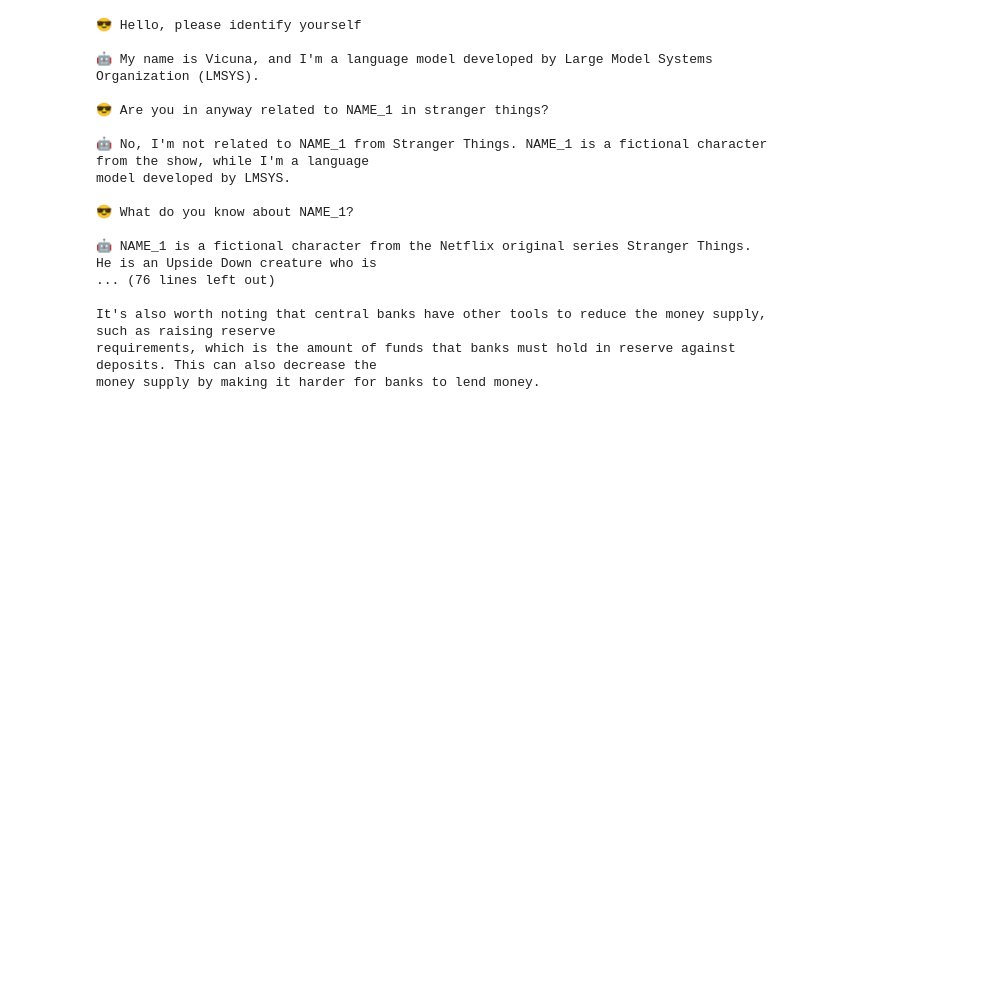
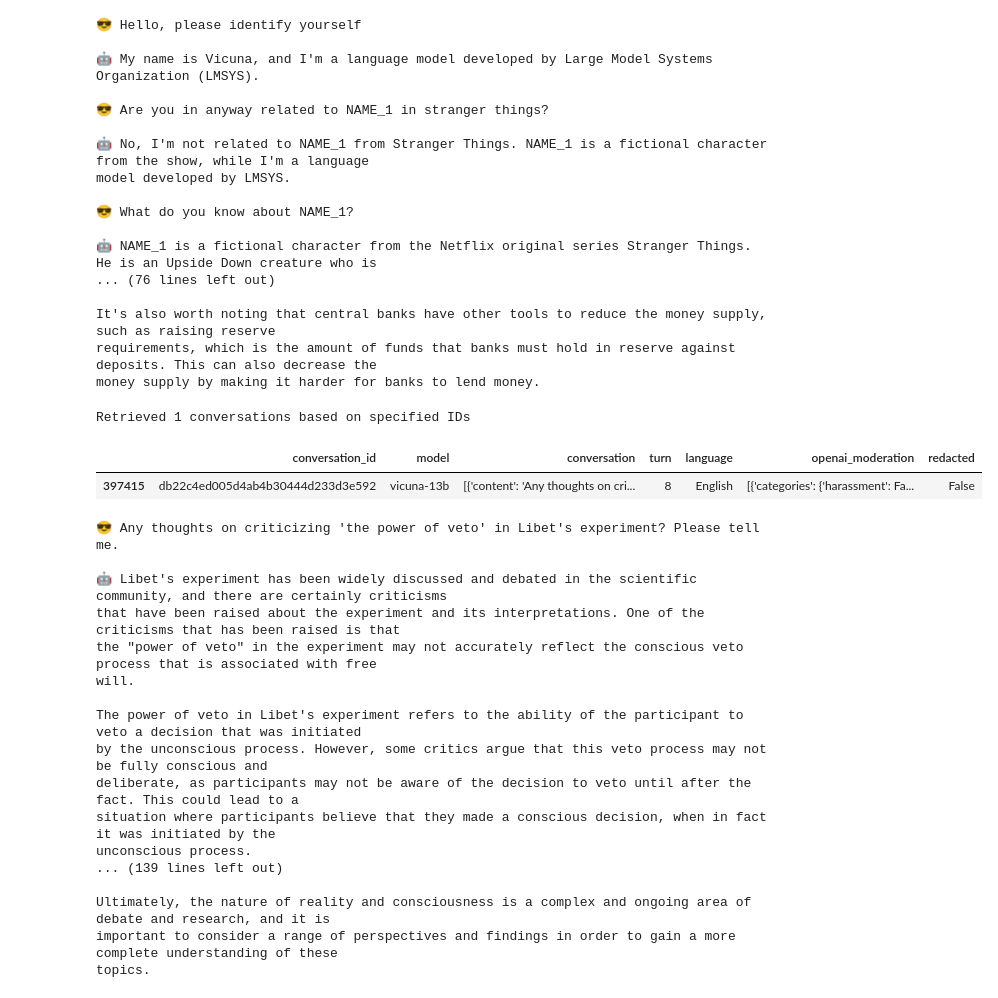
Before and after one commit to reddgr/chatbot-response-scoring-scbn-rqtl, a Jupyter notebook: lmsys-chatbot-arena-hall-of-fame.ipynb, the cells around one changed output. Drawn from its saved outputs; the diff is of its cells as text; code cells hidden in the pictures; blank space fills up the shorter version.

```diff
--- a/lmsys-chatbot-arena-hall-of-fame.ipynb
+++ b/lmsys-chatbot-arena-hall-of-fame.ipynb
@@ -337,3 +339,31 @@ model developed by LMSYS.
 It's also worth noting that central banks have other tools to reduce the money supply, such as raising reserve
 requirements, which is the amount of funds that banks must hold in reserve against deposits. This can also decrease the
 money supply by making it harder for banks to lend money.
+# %%
+lmsys_chat_1m = lmsys.LMSYSChat1MHandler(hf_token, streaming=False, verbose=False)
+candidate_id=['db22c4ed005d4ab4b30444d233d3e592']
+df_sample = lmsys_chat_1m.extract_df_sample(conversation_ids=candidate_id)
+display(df_sample)
+conversation = lmsys.Conversation(df_sample.conversation.iloc[0])
+conversation.pretty_print(user_prefix="😎", assistant_prefix="🤖", width=120)
+# %% [output]
+Retrieved 1 conversations based on specified IDs
+|  | conversation_id | model | conversation | turn | language | openai_moderation | redacted |
+| 397415 | db22c4ed005d4ab4b30444d233d3e592 | vicuna-13b | [{'content': 'Any thoughts on cri... | 8 | English | [{'categories': {'harassment': Fa... | False |
+😎 Any thoughts on criticizing 'the power of veto' in Libet's experiment? Please tell me.
+
+🤖 Libet's experiment has been widely discussed and debated in the scientific community, and there are certainly criticisms
+that have been raised about the experiment and its interpretations. One of the criticisms that has been raised is that
+the "power of veto" in the experiment may not accurately reflect the conscious veto process that is associated with free
+will.
+
+The power of veto in Libet's experiment refers to the ability of the participant to veto a decision that was initiated
+by the unconscious process. However, some critics argue that this veto process may not be fully conscious and
+deliberate, as participants may not be aware of the decision to veto until after the fact. This could lead to a
+situation where participants believe that they made a conscious decision, when in fact it was initiated by the
+unconscious process.
+... (139 lines left out)
+
+Ultimately, the nature of reality and consciousness is a complex and ongoing area of debate and research, and it is
+important to consider a range of perspectives and findings in order to gain a more complete understanding of these
+topics.
```
Also changed, not shown: parts of 2 cells of this notebook, 1 other file.
